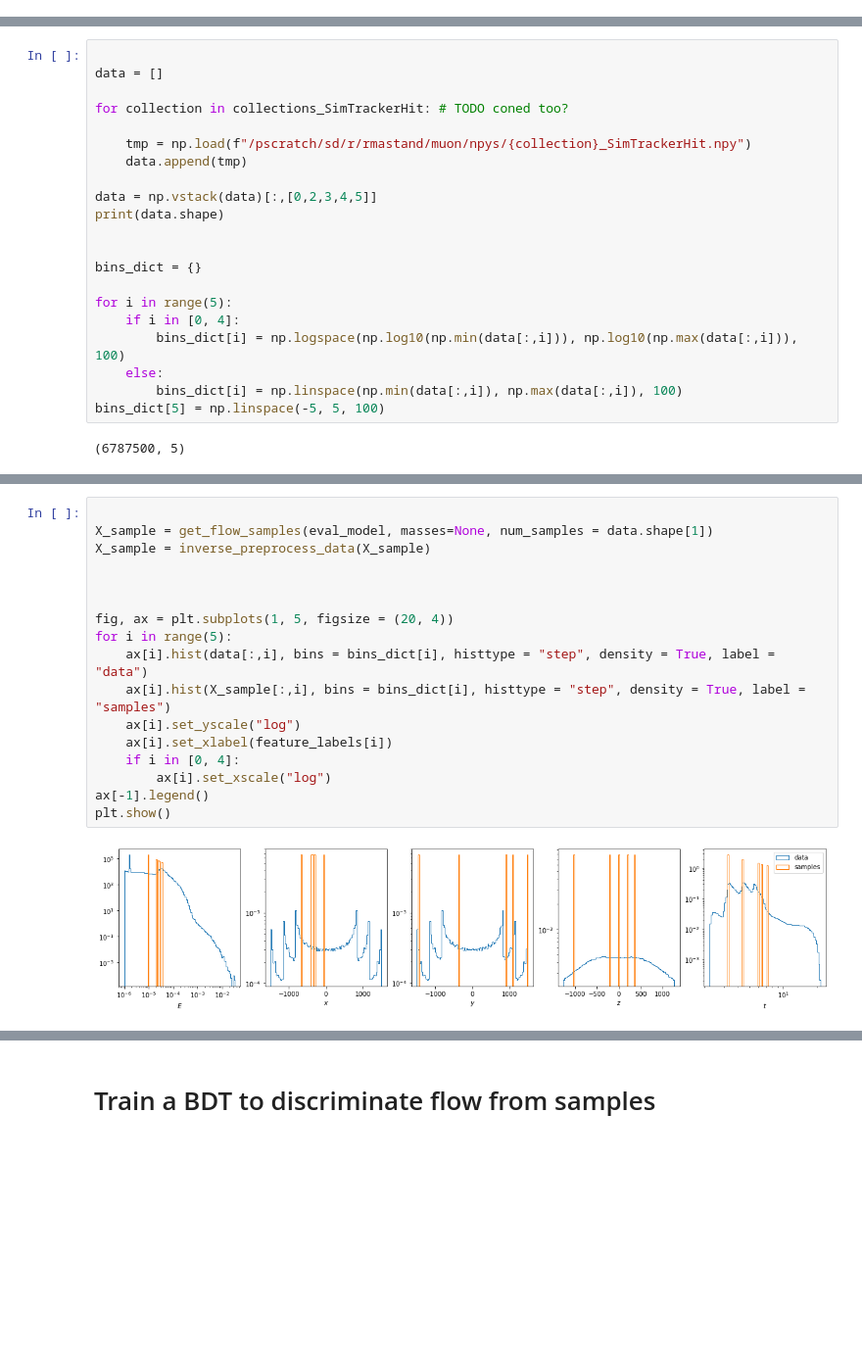
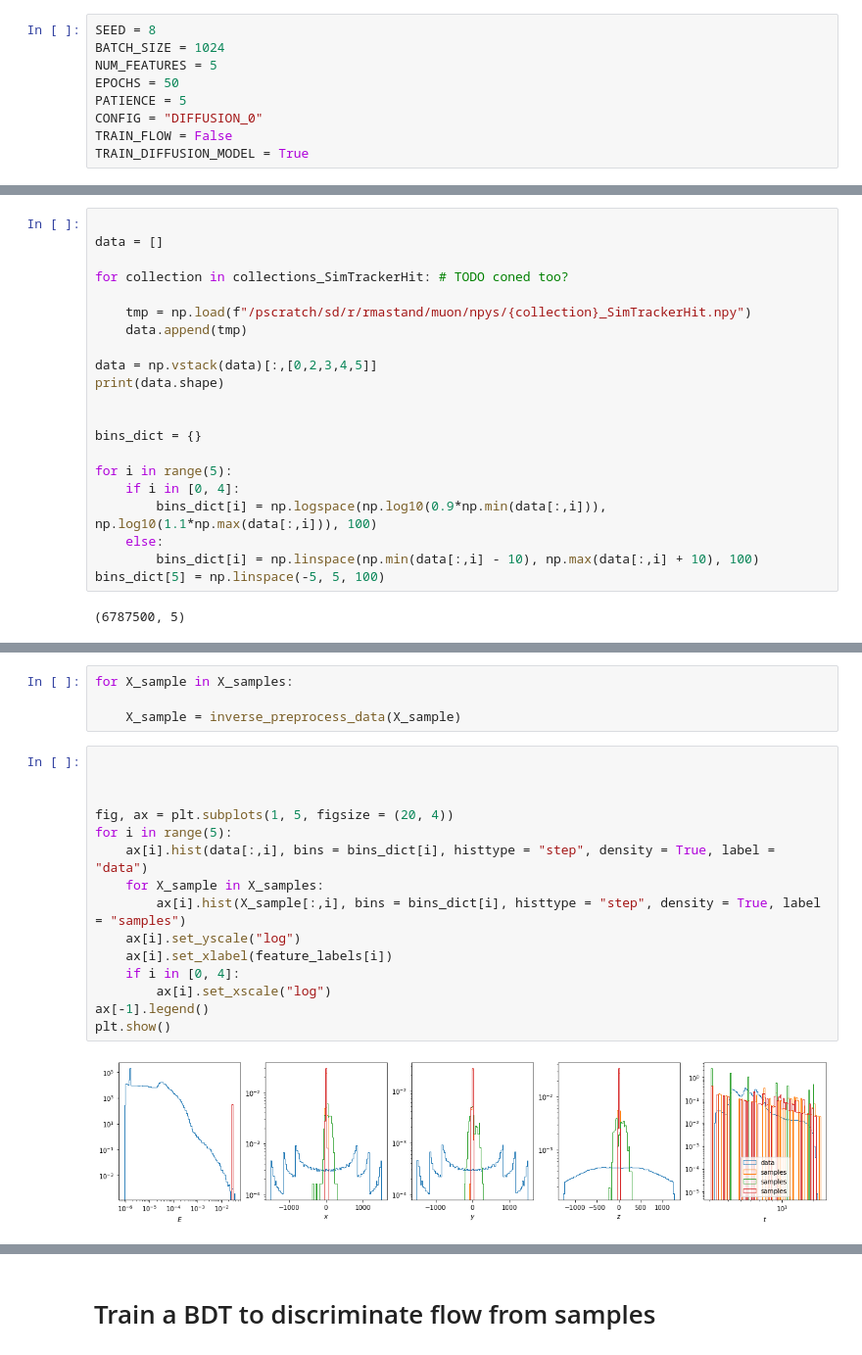
Before and after one commit to rmastand/fast_tracker_BIBgen_mucoll, a Jupyter notebook: plots.ipynb, the cells around one changed output, grey strips where cells are left out. Shown at 98% size. Cells and saved outputs as stored; diff of their text form; blank space fills up the shorter version.

Commit message:
trying 1D diffusion model

```diff
--- a/plots.ipynb
+++ b/plots.ipynb
@@ -28,3 +20,12 @@ CONFIG = "CATHODE_8"
+# %%
+SEED = 8
+BATCH_SIZE = 1024
+NUM_FEATURES = 5
+EPOCHS = 50
+PATIENCE = 5
+CONFIG = "DIFFUSION_0"
+TRAIN_FLOW = False
+TRAIN_DIFFUSION_MODEL = True
 # %%
 
 # computing
@@ -95,9 +96,9 @@ bins_dict = {}
 
 for i in range(5):
     if i in [0, 4]:
-        bins_dict[i] = np.logspace(np.log10(np.min(data[:,i])), np.log10(np.max(data[:,i])), 100)
+        bins_dict[i] = np.logspace(np.log10(0.9*np.min(data[:,i])), np.log10(1.1*np.max(data[:,i])), 100)
     else:
-        bins_dict[i] = np.linspace(np.min(data[:,i]), np.max(data[:,i]), 100)
+        bins_dict[i] = np.linspace(np.min(data[:,i] - 10), np.max(data[:,i] + 10), 100)
 bins_dict[5] = np.linspace(-5, 5, 100)
 # %% [output]
 (6787500, 5)
@@ -163,20 +244,22 @@ Loading model parameters from /pscratch/sd/r/rmastand/muon/models/CATHODE_8/flow
+# %%
+for X_sample in X_samples:
+
+    X_sample = inverse_preprocess_data(X_sample)
 # %%
-
-X_sample = get_flow_samples(eval_model, masses=None, num_samples = data.shape[1])
-X_sample = inverse_preprocess_data(X_sample)
 
 
 
 fig, ax = plt.subplots(1, 5, figsize = (20, 4))
 for i in range(5):
     ax[i].hist(data[:,i], bins = bins_dict[i], histtype = "step", density = True, label = "data")
-    ax[i].hist(X_sample[:,i], bins = bins_dict[i], histtype = "step", density = True, label = "samples")
+    for X_sample in X_samples:
+        ax[i].hist(X_sample[:,i], bins = bins_dict[i], histtype = "step", density = True, label = "samples")
     ax[i].set_yscale("log")
     ax[i].set_xlabel(feature_labels[i])
     if i in [0, 4]:
         ax[i].set_xscale("log")
 ax[-1].legend()
 plt.show()
 # %% [output]
-[figure, old version]
+[figure, new version]
 # %%
```
Also changed, not shown: parts of 7 cells of this notebook, 7 other files.
